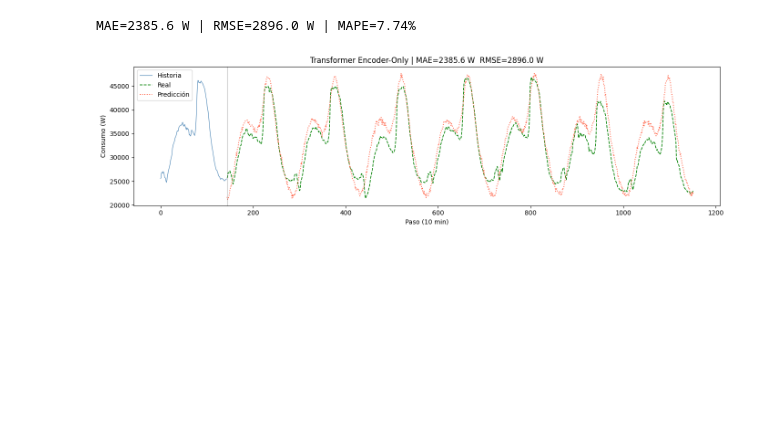
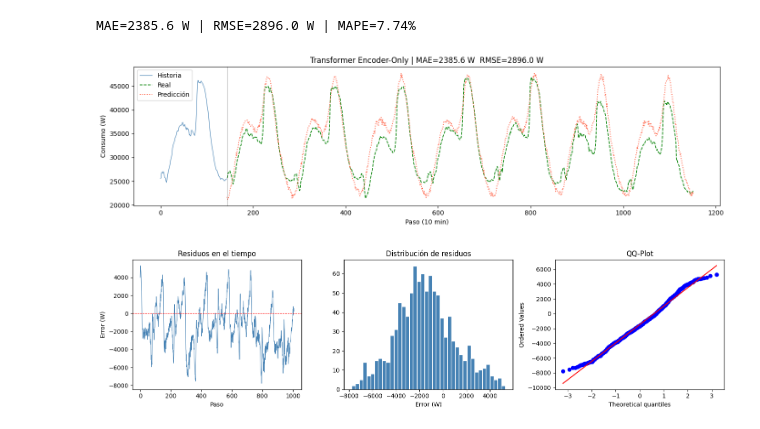
Before and after one commit to GonzaloIgta/Electric-Power-Consumption, a Jupyter notebook: Transformer based architecture/transformer_cpu.ipynb, the cells around one changed output. Saved outputs shown, nothing was run; the diff lists cells and outputs as text; code cells hidden in the pictures; blank space fills up the shorter version.

Commit message:
metido plots

```diff
--- a/Transformer based architecture/transformer_cpu.ipynb
+++ b/Transformer based architecture/transformer_cpu.ipynb
@@ -285,3 +269,30 @@ plt.savefig("forecast_cpu.png", dpi=150); plt.show()
 # %% [output]
 MAE=2385.6 W | RMSE=2896.0 W | MAPE=7.74%
 [figure]
+# %%
+
+residuals = y_true_raw - y_pred_raw
+
+fig, axes = plt.subplots(1, 3, figsize=(15, 4))
+
+# 1. Residuos en el tiempo
+axes[0].plot(residuals, color="steelblue", lw=0.8)
+axes[0].axhline(0, color="red", lw=0.8, linestyle="--")
+axes[0].set_title("Residuos en el tiempo")
+axes[0].set_xlabel("Paso")
+axes[0].set_ylabel("Error (W)")
+
+# 2. Histograma de residuos
+axes[1].hist(residuals, bins=40, color="steelblue", edgecolor="white")
+axes[1].set_title("Distribución de residuos")
+axes[1].set_xlabel("Error (W)")
+
+# 3. QQ-plot manual
+stats.probplot(residuals, dist="norm", plot=axes[2])
+axes[2].set_title("QQ-Plot")
+
+plt.tight_layout()
+plt.savefig("diagnostics.png", dpi=150)
+plt.show()
+# %% [output]
+[figure, added]
```
Also changed, not shown: parts of 2 cells of this notebook, 1 other file.
